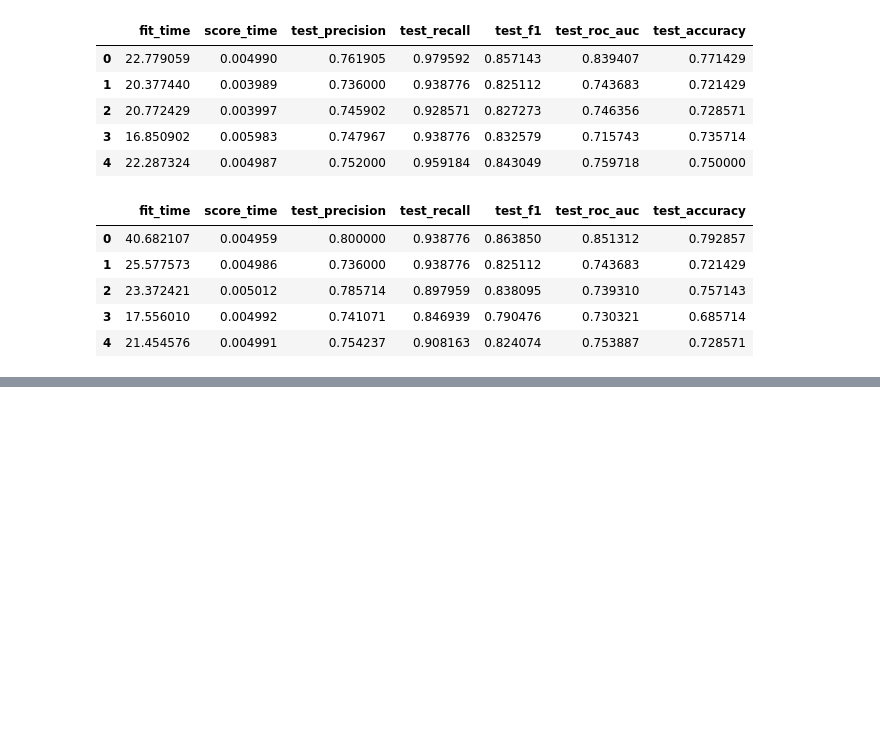
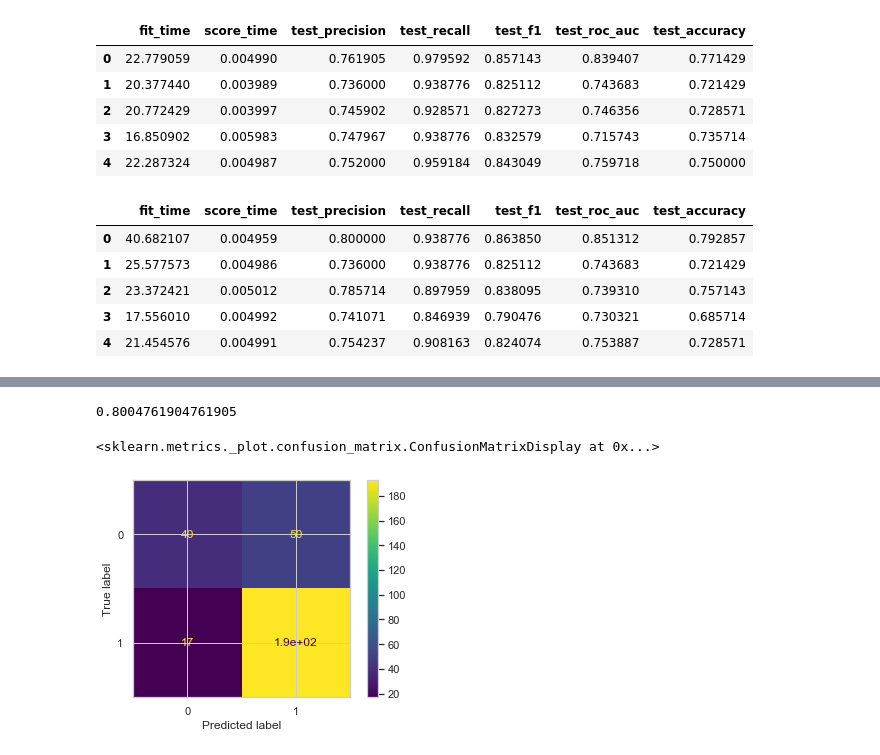
Before and after one commit to satriobhirawa/Kredit-EDA-SudDeutschland, a Jupyter notebook: modeling.ipynb, the cells around one changed output, grey strips where cells are left out. Cells and saved outputs as stored; diff of their text form; code cells hidden in the pictures; blank space fills up the shorter version.

```diff
--- a/modeling.ipynb
+++ b/modeling.ipynb
@@ -3843,0 +4498,4 @@ ncv_svc_score_auc
+# %%
+logit_test = LogisticRegression(C=1,penalty='l2',solver='liblinear')
+# %%
+logit_test.fit(X_train, y_train)
@@ -3843,0 +4522,9 @@ ncv_svc_score_auc
+# %%
+roc_auc_score(y_test, y_final_test_pred_proba)
+# %% [output]
+0.8004761904761905
+# %%
+plot_confusion_matrix(logit_test, X_test, y_test)
+# %% [output]
+<sklearn.metrics._plot.confusion_matrix.ConfusionMatrixDisplay at 0x...>
+[figure, added]
```
Also changed, not shown: parts of 82 cells of this notebook, 1 other file.
